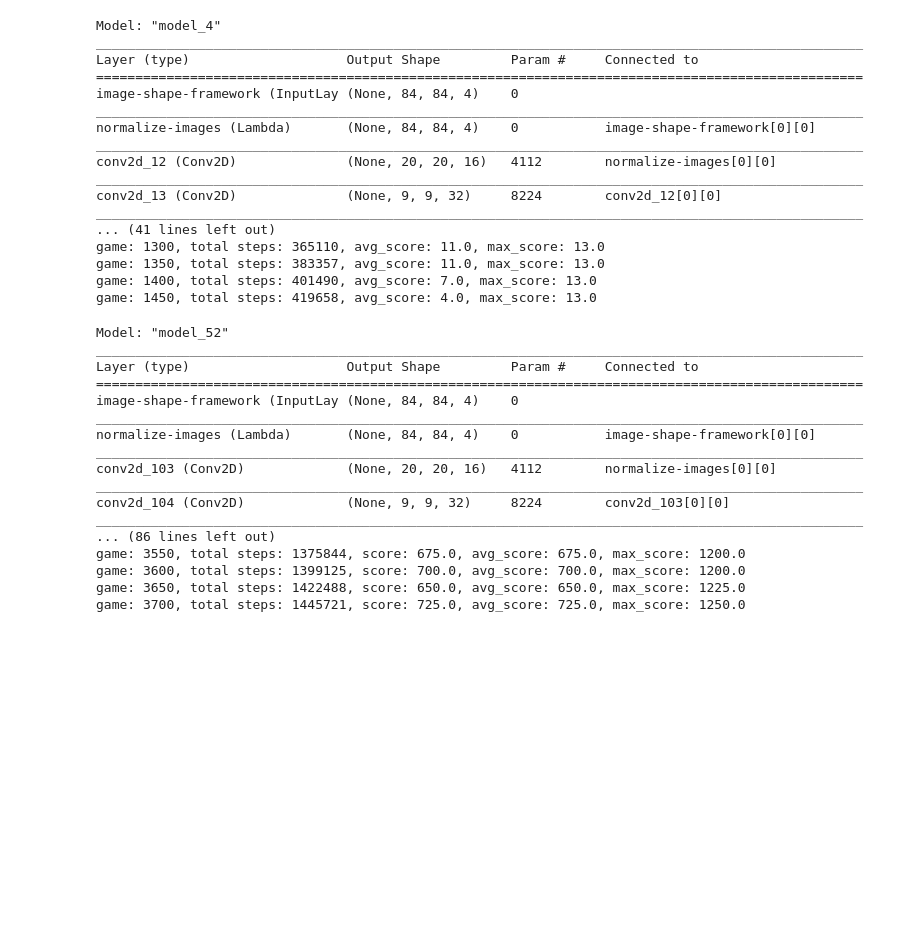
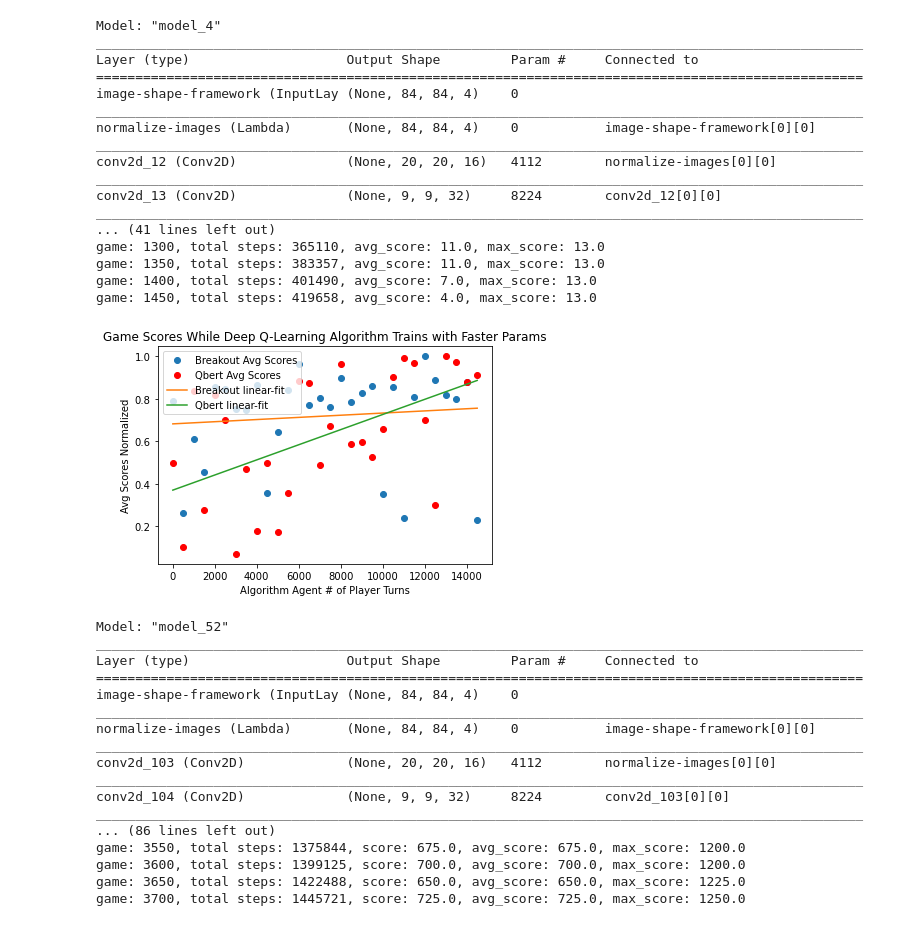
Before and after one commit to johnsocf/OPENAI-FINAL, a Jupyter notebook: OpenAi-Deep-Q-Network.ipynb, the cells around one changed output. Saved outputs shown, nothing was run; the diff lists cells and outputs as text; code cells hidden in the pictures; blank space fills up the shorter version.

```diff
--- a/OpenAi-Deep-Q-Network.ipynb
+++ b/OpenAi-Deep-Q-Network.ipynb
@@ -215,42 +222,32 @@ def maybe_log_metrics(model, total_steps, player_game, score, loss, step, memory
 ### Deep Q-Network Methods
 # %%
 def find_future_rewards_from_q(dead, reward, next_q_values):
+    # [q1, q2, q3]
     # like Q Learning, get maximum Q value at s'
     # But from target model
+    q_s_a = np.zeros((BATCH_SIZE,))
+    # Reorganize from step to categorical.
     for i in range(BATCH_SIZE):
-        if dead[i]:
-            # If the agent died there is no future reward predicted
-            q_s_a[i] = reward[i]
-        else:
+        if not dead[i]:
             # Q(s, a) = r + gamma * max(Q(s', a')).  Bellman's equation for Q value.
             # train model for future reward.
             q_s_a[i] = reward[i] + GAMMA * np.amax(next_q_values[i])
-    # Return future rewards for each action for each state in memory.
+        else:
+            # If the agent died there is no future reward predicted
+            # TODO: replace with.  q_s_a[i] = reward[i]
+            q_s_a[i] = reward[i]
     return q_s_a
 
 def train_memory_batch(memory, model, log_dir):
-    q_s_a = np.zeros((BATCH_SIZE,))
-    # Reorganize from step to categorical.
     history, next_history, action, reward, dead = breakout_from_memory(memory)
     # Hot Encode each action as on.
     actions_mask = np.ones((BATCH_SIZE, ACTION_OPTION_COUNT))
     # Predict for each action with a mask to select for all actions.
     next_q_values = model.predict([next_history, actions_mask])
-    # [q1, q2, q3]
-     # like Q Learning, get maximum Q value at s'
-    # But from target model
-    for i in range(BATCH_SIZE):
-        if dead[i]:
-            # If the agent died there is no future reward predicted
-            # TODO: replace with.  q_s_a[i] = reward[i]
-            q_s_a[i] = -1
-        else:
-            # Q(s, a) = r + gamma * max(Q(s', a')).  Bellman's equation for Q value.
-            # train model for future reward.
-            q_s_a[i] = reward[i] + GAMMA * np.amax(next_q_values[i])
 
     # Use Bellmans to find future rewards for each memory state, for eac action.
     # (indexing stays constant)
+    q_s_a = find_future_rewards_from_q(dead, reward, next_q_values)
 
     # For each action in the batch, encode it using one-hot encoding.
     # Resulting array from [0, 1, 2] would be [[1, 0, 0], [0, 1, 0], [0, 0, 1]] for instance.
@@ -317,15 +314,14 @@ def train(selected_env):
         # Define global game states.
         game_done, player_dead, game_step, game_score, game_lives, game_loss = init_game_config()
         # Reset the environment at the beginning of each game.
-        observe = env.reset()
+        res_state = env.reset()
 
         # Step into the game an arbitrary number of times betw. 1 and a initialization constant.
-        for _ in range(random.randint(1, INIT_NO_OP_STEPS)):
-            observe, _, _, _ = env.step(1)
+        res_state = init_steps(env)
 
         # Prefill the start state with 4 frames.
         # Frames are a constructed empty 84 x 84 2D array x 4 frames to create a state.
-        history = init_history(observe)
+        history = init_history(res_state)
 
         # Have the agent play a game given their turn.
         while not game_done:
@@ -614,27 +636,32 @@ game: 1450, total steps: 419658, avg_score: 4.0, max_score: 13.0
 # %%
 TEST_SET_1 = avg_game_scores_qbert_training
 TEST_SET_2 = avg_game_scores_breakout_training
+# normalize data
+TEST_SET_1 = [i/max(TEST_SET_1) for i in TEST_SET_1]
+TEST_SET_2 = [i/max(TEST_SET_2) for i in TEST_SET_2]
 len_1 = [i * 500 for i, v in enumerate(TEST_SET_1)]
 len_2 = [i * 500 for i, v in enumerate(TEST_SET_2)]
 x = np.array(len_1)
 y = np.array(TEST_SET_1)
 m, b = np.polyfit(x, y, 1)
 
 x_b = np.array(len_2)
 y_b = np.array(TEST_SET_2)
 m_b, b_b = np.polyfit(x_b, y_b, 1)
 
 plt.plot(x, y, 'o')
 
 plt.plot(x_b, y_b, 'ro')
 
 plt.plot(x, m*x + b)
 plt.plot(x_b, m_b*x_b + b_b)
-plt.title('Game Scores While Deep Q-Learning Algorithm Trains')
+plt.title('Game Scores While Deep Q-Learning Algorithm Trains with Faster Params')
 plt.ylabel('Avg Scores Normalized')
 plt.xlabel('Algorithm Agent # of Player Turns')
 plt.legend(['Breakout Avg Scores', 'Qbert Avg Scores', 'Breakout linear-fit', 'Qbert linear-fit'], loc='upper left')
 plt.show()
+# %% [output]
+[figure, added]
 # %%
 # NUM_OBSERVABLE_STEPS = 500
 # SAMPLE_SCORE_INTERVAL = 10
```
Also changed, not shown: parts of 5 cells of this notebook.
